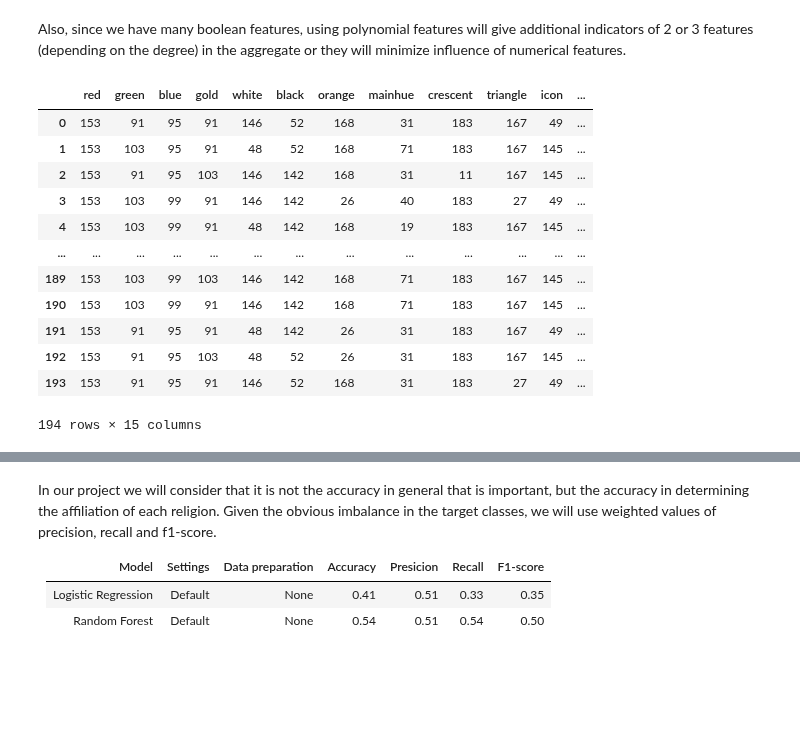
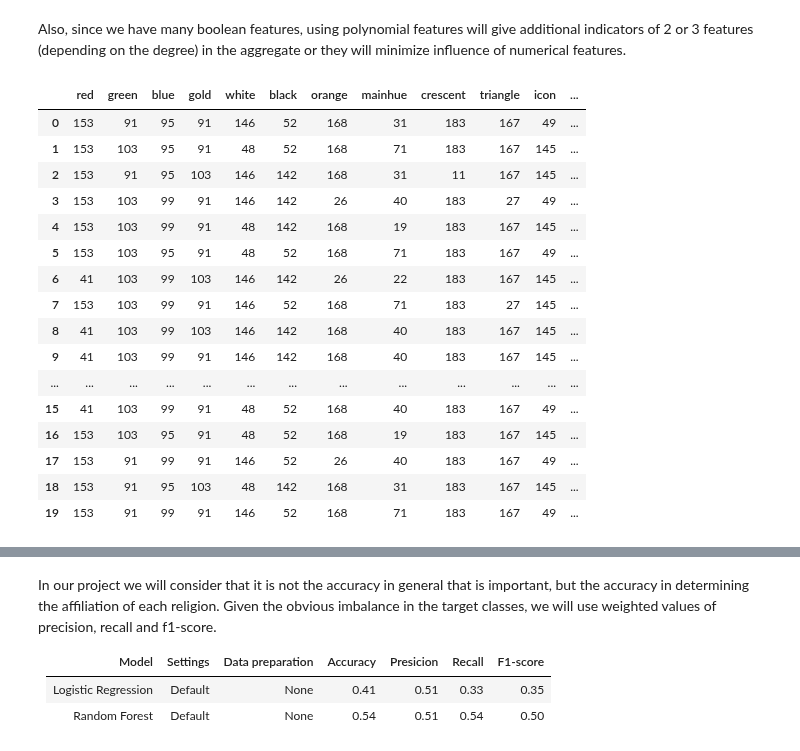
Before and after one commit to Fedorov-Nikita/Classification-Flags, a Jupyter notebook: classification-flags.ipynb, the cells around one changed output, grey strips where cells are left out. Drawn from its saved outputs; the diff is of its cells as text; code cells hidden in the pictures; blank space fills up the shorter version.

```diff
--- a/classification-flags.ipynb
+++ b/classification-flags.ipynb
@@ -241,18 +241,22 @@ helm_enc = ce.helmert.HelmertEncoder()
 # %% [markdown]
 Also, since we have many boolean features, using polynomial features will give additional indicators of 2 or 3 features (depending on the degree) in the aggregate or they will minimize influence of numerical features.
 # %%
-count_enc.fit_transform(X[cat].astype('str'))
+count_enc.fit_transform(X[cat].astype('str')).head(20)
 # %% [output]
 |  | red | green | blue | gold | white | black | orange | mainhue | crescent | triangle | icon | ... |
 | 0 | 153 | 91 | 95 | 91 | 146 | 52 | 168 | 31 | 183 | 167 | 49 | ... |
 | 1 | 153 | 103 | 95 | 91 | 48 | 52 | 168 | 71 | 183 | 167 | 145 | ... |
 | 2 | 153 | 91 | 95 | 103 | 146 | 142 | 168 | 31 | 11 | 167 | 145 | ... |
 | 3 | 153 | 103 | 99 | 91 | 146 | 142 | 26 | 40 | 183 | 27 | 49 | ... |
 | 4 | 153 | 103 | 99 | 91 | 48 | 142 | 168 | 19 | 183 | 167 | 145 | ... |
+| 5 | 153 | 103 | 95 | 91 | 48 | 52 | 168 | 71 | 183 | 167 | 49 | ... |
+| 6 | 41 | 103 | 99 | 103 | 146 | 142 | 26 | 22 | 183 | 167 | 145 | ... |
+| 7 | 153 | 103 | 99 | 91 | 146 | 52 | 168 | 71 | 183 | 27 | 145 | ... |
+| 8 | 41 | 103 | 99 | 103 | 146 | 142 | 168 | 40 | 183 | 167 | 145 | ... |
+| 9 | 41 | 103 | 99 | 91 | 146 | 142 | 168 | 40 | 183 | 167 | 145 | ... |
 | ... | ... | ... | ... | ... | ... | ... | ... | ... | ... | ... | ... | ... |
-| 189 | 153 | 103 | 99 | 103 | 146 | 142 | 168 | 71 | 183 | 167 | 145 | ... |
-| 190 | 153 | 103 | 99 | 91 | 146 | 142 | 168 | 71 | 183 | 167 | 145 | ... |
-| 191 | 153 | 91 | 95 | 91 | 48 | 142 | 26 | 31 | 183 | 167 | 49 | ... |
-| 192 | 153 | 91 | 95 | 103 | 48 | 52 | 26 | 31 | 183 | 167 | 145 | ... |
-| 193 | 153 | 91 | 95 | 91 | 146 | 52 | 168 | 31 | 183 | 27 | 49 | ... |
+| 15 | 41 | 103 | 99 | 91 | 48 | 52 | 168 | 40 | 183 | 167 | 49 | ... |
+| 16 | 153 | 103 | 95 | 91 | 48 | 52 | 168 | 19 | 183 | 167 | 145 | ... |
+| 17 | 153 | 91 | 99 | 91 | 146 | 52 | 26 | 40 | 183 | 167 | 49 | ... |
+| 18 | 153 | 91 | 95 | 103 | 48 | 142 | 168 | 31 | 183 | 167 | 145 | ... |
+| 19 | 153 | 91 | 99 | 91 | 146 | 52 | 168 | 71 | 183 | 167 | 49 | ... |
-194 rows × 15 columns
```
Also changed, not shown: parts of 4 cells of this notebook.
